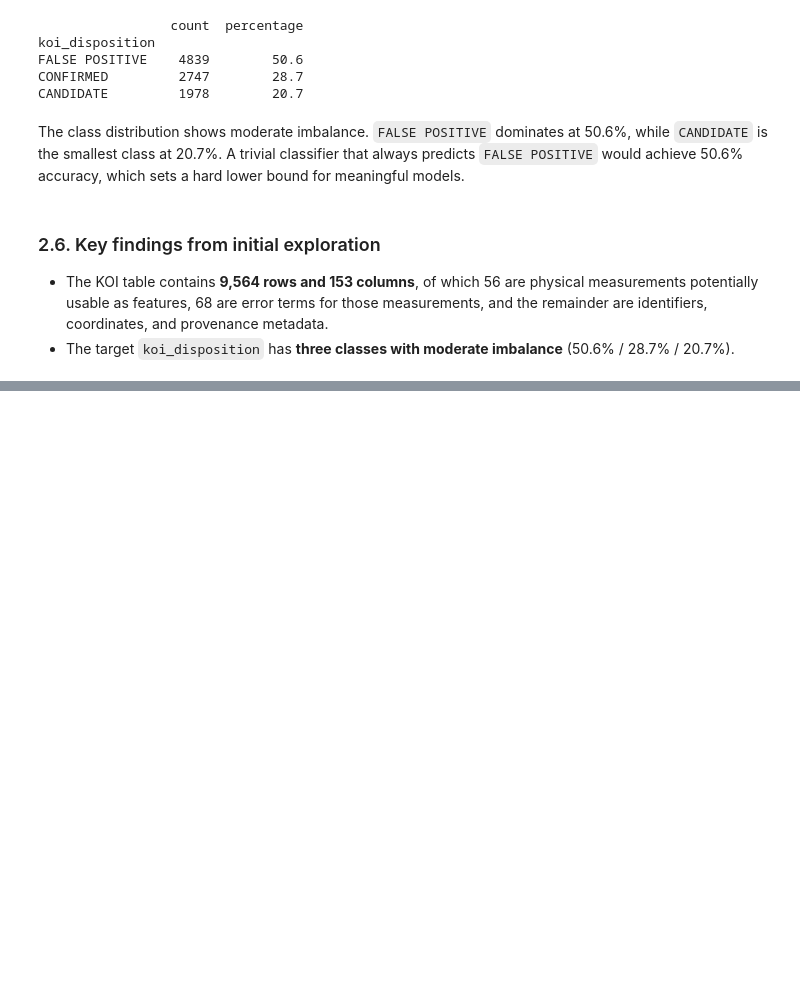
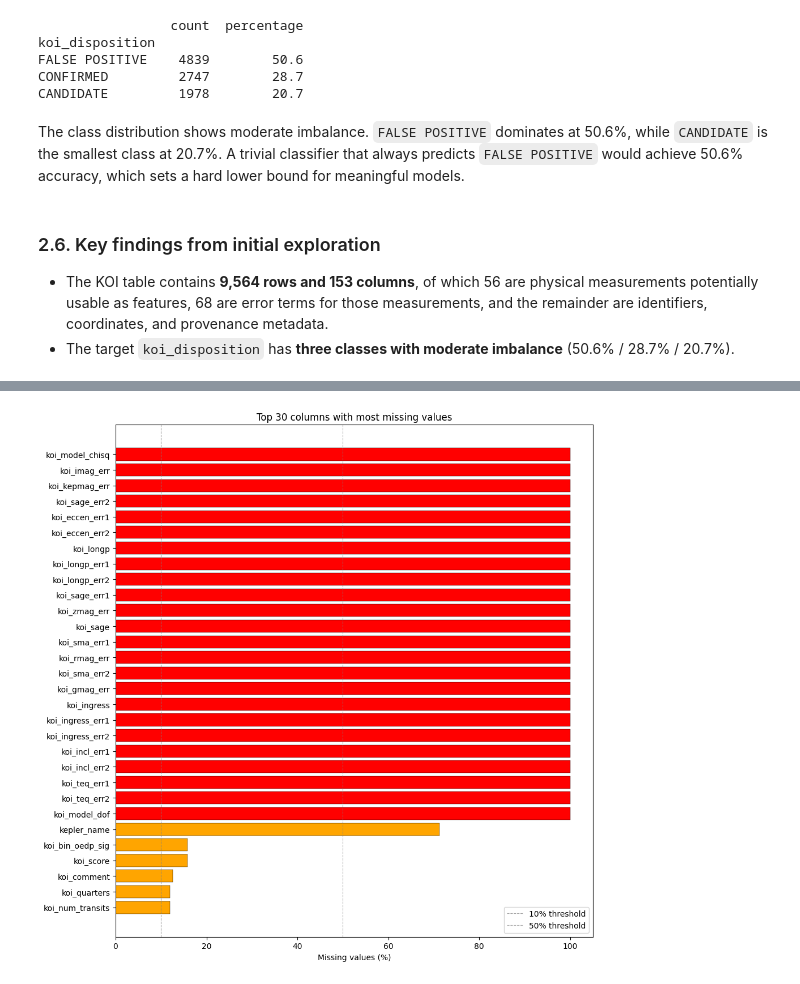
Before and after one commit to AhmedInv40/kepler-exoplanet-dl, a Jupyter notebook: notebooks/01_data_exploration_and_cleaning.ipynb, the cells around one changed output, grey strips where cells are left out. Cells and saved outputs as stored; diff of their text form; code cells hidden in the pictures; blank space fills up the shorter version.

```diff
--- a/notebooks/01_data_exploration_and_cleaning.ipynb
+++ b/notebooks/01_data_exploration_and_cleaning.ipynb
@@ -200,0 +256,14 @@ The class distribution shows moderate imbalance. `FALSE POSITIVE` dominates at 5
+# %%
+missing_counts = planets.isna().sum()
+missing_pct = (missing_counts / len(planets) * 100).round(1)
+
+missing_summary = pd.DataFrame({
+    "n_missing": missing_counts,
+    "pct_missing": missing_pct,
+}).sort_values("pct_missing", ascending=False)
+
+print(f"Columns with 100% missing:  {(missing_pct == 100).sum()}")
+print(f"Columns with >50% missing:  {(missing_pct > 50).sum()}")
+print(f"Columns with >10% missing:  {(missing_pct > 10).sum()}")
+print(f"Columns with any missing:   {(missing_pct > 0).sum()}")
+print(f"Columns with no missing:    {(missing_pct == 0).sum()}")
@@ -200,0 +325,20 @@ The class distribution shows moderate imbalance. `FALSE POSITIVE` dominates at 5
+# %%
+top_missing = missing_summary[missing_summary["pct_missing"] > 0].head(30)
+
+fig, ax = plt.subplots(figsize=(10, 10))
+
+colors_bar = ["red" if pct == 100 else "orange" if pct > 10 else "steelblue" for pct in top_missing["pct_missing"]]
+
+ax.barh(top_missing.index[::-1], top_missing["pct_missing"][::-1], color=colors_bar[::-1], edgecolor="black", linewidth=0.3)
+
+ax.set_xlabel("Missing values (%)")
+ax.set_title("Top 30 columns with most missing values")
+ax.axvline(x=10, color="gray", linestyle="--", linewidth=0.8, alpha=0.7, label="10% threshold")
+ax.axvline(x=50, color="gray", linestyle="--", linewidth=0.8, alpha=0.7, label="50% threshold")
+ax.set_xlim(0, 105)
+ax.legend(loc="lower right")
+
+plt.tight_layout()
+plt.show()
+# %% [output]
+[figure, added]
```
Also changed, not shown: parts of 10 cells of this notebook.
